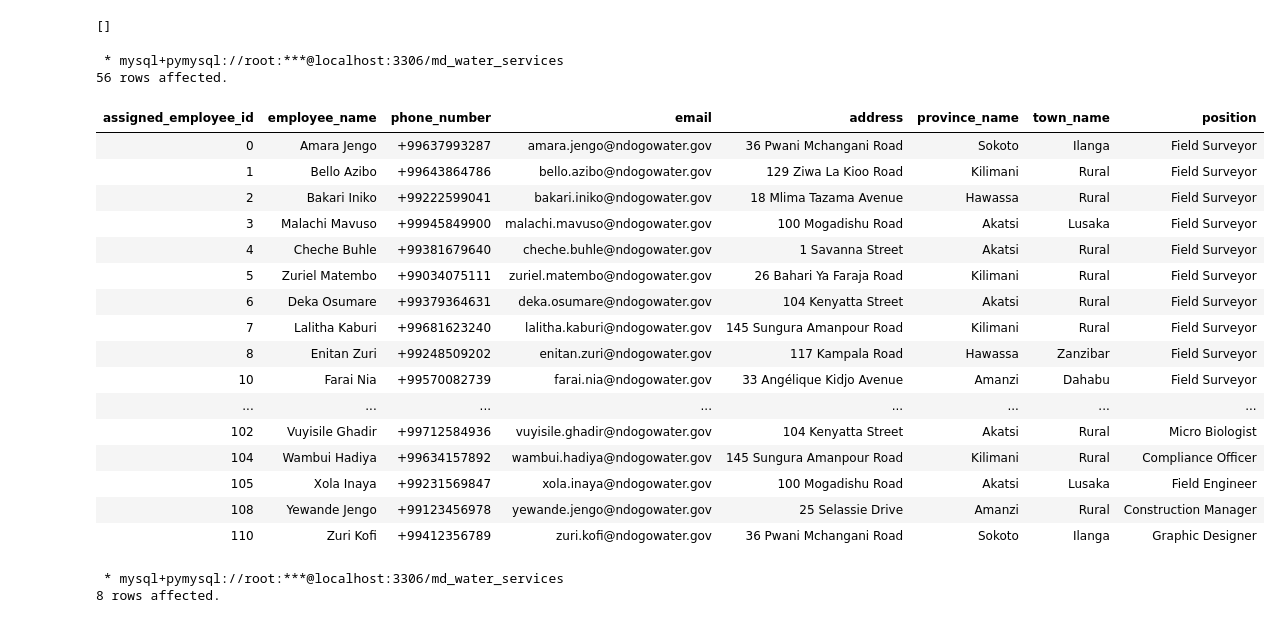
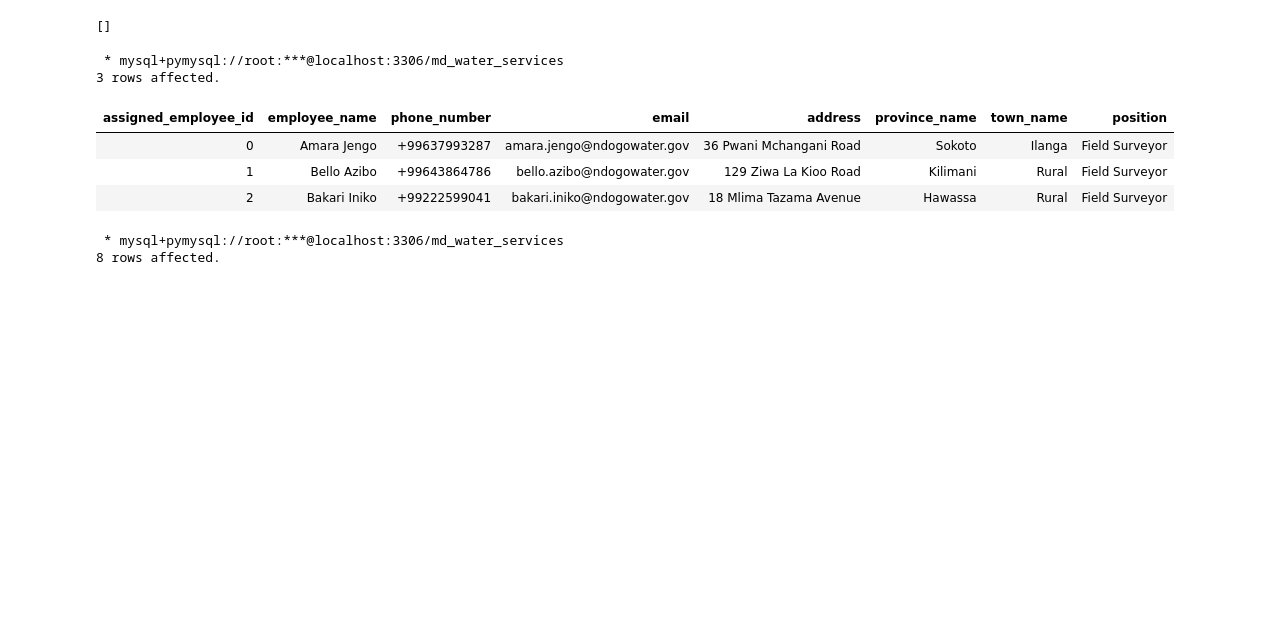
Before and after one commit to allan-bit-web/data_driven_journey_in_Maji_ndogo, a Jupyter notebook: maji_ndogo_water_crisis_part2 .ipynb, the cells around one changed output. Drawn from its saved outputs; the diff is of its cells as text; code cells hidden in the pictures; blank space fills up the shorter version.

```diff
--- a/maji_ndogo_water_crisis_part2 .ipynb
+++ b/maji_ndogo_water_crisis_part2 .ipynb
@@ -92,29 +68,17 @@ SET
 # %%
 %%sql
 
 SELECT
     *
-FROM md_water_services.employee;
+FROM md_water_services.employee
+LIMIT 3;
 # %% [output]
  * mysql+pymysql://root:***@localhost:3306/md_water_services
-56 rows affected.
+3 rows affected.
 | assigned_employee_id | employee_name | phone_number | email | address | province_name | town_name | position |
 | 0 | Amara Jengo | +99637993287 | amara.jengo@ndogowater.gov | 36 Pwani Mchangani Road | Sokoto | Ilanga | Field Surveyor |
 | 1 | Bello Azibo | +99643864786 | bello.azibo@ndogowater.gov | 129 Ziwa La Kioo Road | Kilimani | Rural | Field Surveyor |
 | 2 | Bakari Iniko | +99222599041 | bakari.iniko@ndogowater.gov | 18 Mlima Tazama Avenue | Hawassa | Rural | Field Surveyor |
-| 3 | Malachi Mavuso | +99945849900 | malachi.mavuso@ndogowater.gov | 100 Mogadishu Road | Akatsi | Lusaka | Field Surveyor |
-| 4 | Cheche Buhle | +99381679640 | cheche.buhle@ndogowater.gov | 1 Savanna Street | Akatsi | Rural | Field Surveyor |
-| 5 | Zuriel Matembo | +99034075111 | zuriel.matembo@ndogowater.gov | 26 Bahari Ya Faraja Road | Kilimani | Rural | Field Surveyor |
-| 6 | Deka Osumare | +99379364631 | deka.osumare@ndogowater.gov | 104 Kenyatta Street | Akatsi | Rural | Field Surveyor |
-| 7 | Lalitha Kaburi | +99681623240 | lalitha.kaburi@ndogowater.gov | 145 Sungura Amanpour Road | Kilimani | Rural | Field Surveyor |
-| 8 | Enitan Zuri | +99248509202 | enitan.zuri@ndogowater.gov | 117 Kampala Road | Hawassa | Zanzibar | Field Surveyor |
-| 10 | Farai Nia | +99570082739 | farai.nia@ndogowater.gov | 33 Angélique Kidjo Avenue | Amanzi | Dahabu | Field Surveyor |
-| ... | ... | ... | ... | ... | ... | ... | ... |
-| 102 | Vuyisile Ghadir | +99712584936 | vuyisile.ghadir@ndogowater.gov | 104 Kenyatta Street | Akatsi | Rural | Micro Biologist |
-| 104 | Wambui Hadiya | +99634157892 | wambui.hadiya@ndogowater.gov | 145 Sungura Amanpour Road | Kilimani | Rural | Compliance Officer |
-| 105 | Xola Inaya | +99231569847 | xola.inaya@ndogowater.gov | 100 Mogadishu Road | Akatsi | Lusaka | Field Engineer |
-| 108 | Yewande Jengo | +99123456978 | yewande.jengo@ndogowater.gov | 25 Selassie Drive | Amanzi | Rural | Construction Manager |
-| 110 | Zuri Kofi | +99412356789 | zuri.kofi@ndogowater.gov | 36 Pwani Mchangani Road | Sokoto | Ilanga | Graphic Designer |
 # %%
 %sql DESCRIBE employee;
 # %% [output]
```
Also changed, not shown: parts of 31 cells of this notebook.
